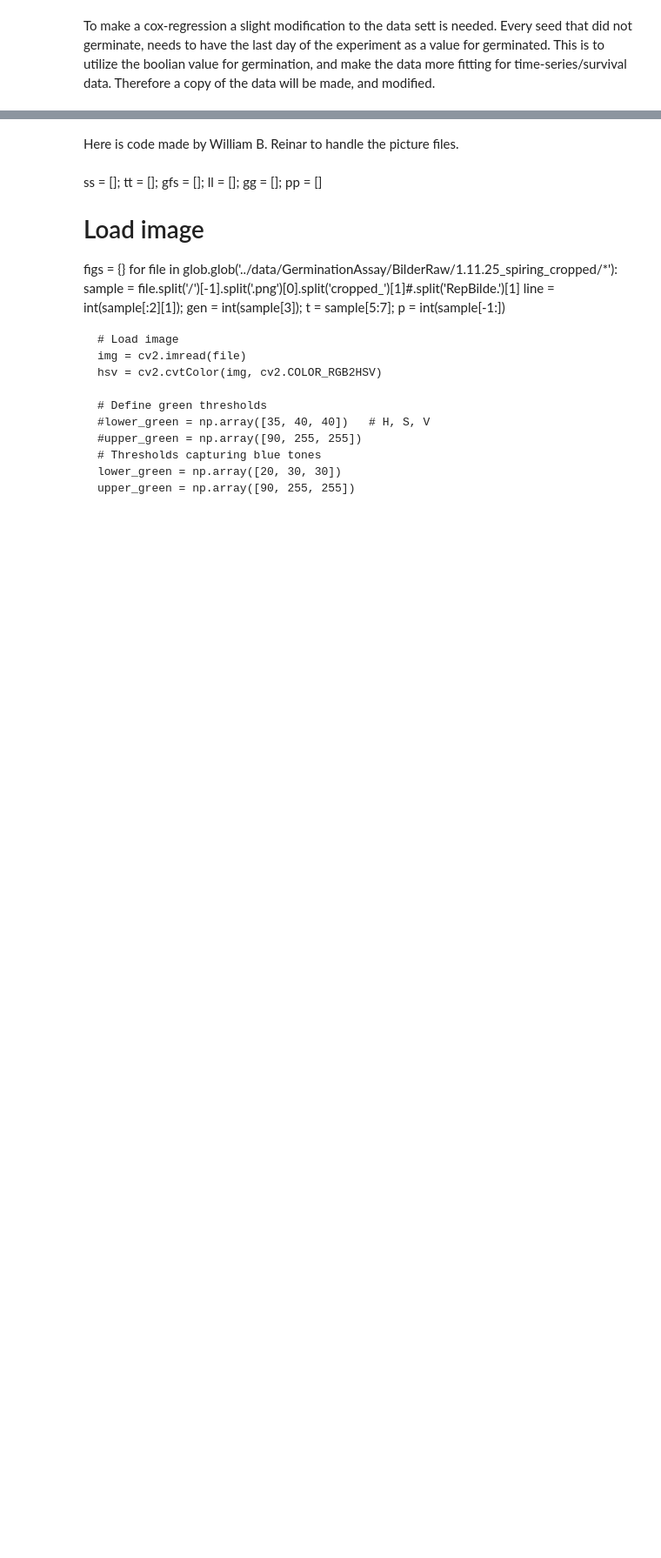
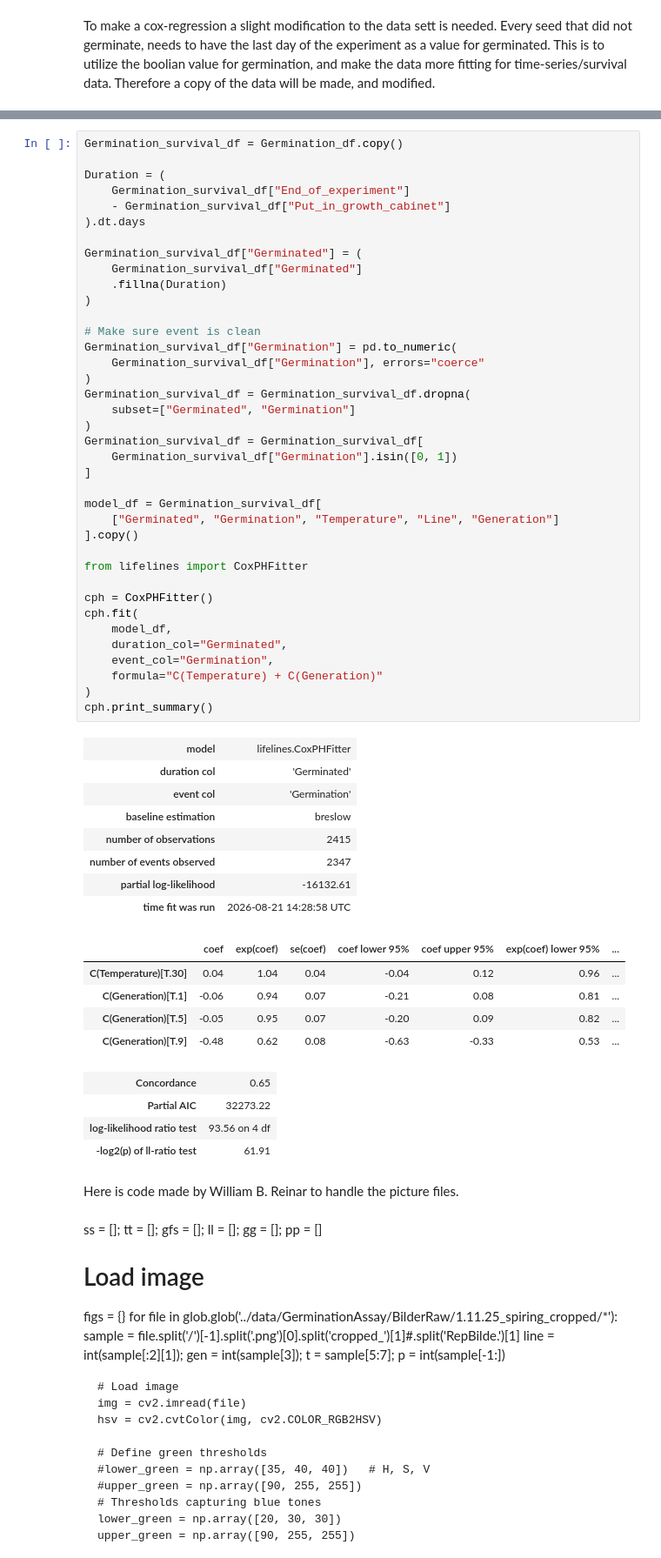
Before and after one commit to JoakimHaraldsvik/Germination, a Jupyter notebook: Germination_2025.ipynb, the cells around one changed output, grey strips where cells are left out. Shown at 87% size. Drawn from its saved outputs; the diff is of its cells as text; blank space fills up the shorter version.

Commit message:
Trying to fit the data as categorical variables, but there is to much collinearity between the line and the generation. Needs further investigation.

```diff
--- a/Germination_2025.ipynb
+++ b/Germination_2025.ipynb
@@ -300,3 +319,59 @@ Germination_survival_df["Germinated"].fillna(Duration, inplace=True)
+# %%
+Germination_survival_df = Germination_df.copy()
+
+Duration = (
+    Germination_survival_df["End_of_experiment"]
+    - Germination_survival_df["Put_in_growth_cabinet"]
+).dt.days
+
+Germination_survival_df["Germinated"] = (
+    Germination_survival_df["Germinated"]
+    .fillna(Duration)
+)
+
+# Make sure event is clean
+Germination_survival_df["Germination"] = pd.to_numeric(
+    Germination_survival_df["Germination"], errors="coerce"
+)
+Germination_survival_df = Germination_survival_df.dropna(
+    subset=["Germinated", "Germination"]
+)
+Germination_survival_df = Germination_survival_df[
+    Germination_survival_df["Germination"].isin([0, 1])
+]
+
+model_df = Germination_survival_df[
+    ["Germinated", "Germination", "Temperature", "Line", "Generation"]
+].copy()
+
+from lifelines import CoxPHFitter
+
+cph = CoxPHFitter()
+cph.fit(
+    model_df,
+    duration_col="Germinated",
+    event_col="Germination",
+    formula="C(Temperature) + C(Generation)"
+)
+cph.print_summary()
+# %% [output]
+| model | lifelines.CoxPHFitter |
+| duration col | 'Germinated' |
+| event col | 'Germination' |
+| baseline estimation | breslow |
+| number of observations | 2415 |
+| number of events observed | 2347 |
+| partial log-likelihood | -16132.61 |
+| time fit was run | 2026-08-21 14:28:58 UTC |
+|  | coef | exp(coef) | se(coef) | coef lower 95% | coef upper 95% | exp(coef) lower 95% | ... |
+| C(Temperature)[T.30] | 0.04 | 1.04 | 0.04 | -0.04 | 0.12 | 0.96 | ... |
+| C(Generation)[T.1] | -0.06 | 0.94 | 0.07 | -0.21 | 0.08 | 0.81 | ... |
+| C(Generation)[T.5] | -0.05 | 0.95 | 0.07 | -0.20 | 0.09 | 0.82 | ... |
+| C(Generation)[T.9] | -0.48 | 0.62 | 0.08 | -0.63 | -0.33 | 0.53 | ... |
+| Concordance | 0.65 |
+| Partial AIC | 32273.22 |
+| log-likelihood ratio test | 93.56 on 4 df |
+| -log2(p) of ll-ratio test | 61.91 |
 # %% [markdown]
 Here is code made by William B. Reinar to handle the picture files.
 # %% [markdown]
```
Also changed, not shown: parts of 2 cells of this notebook.
